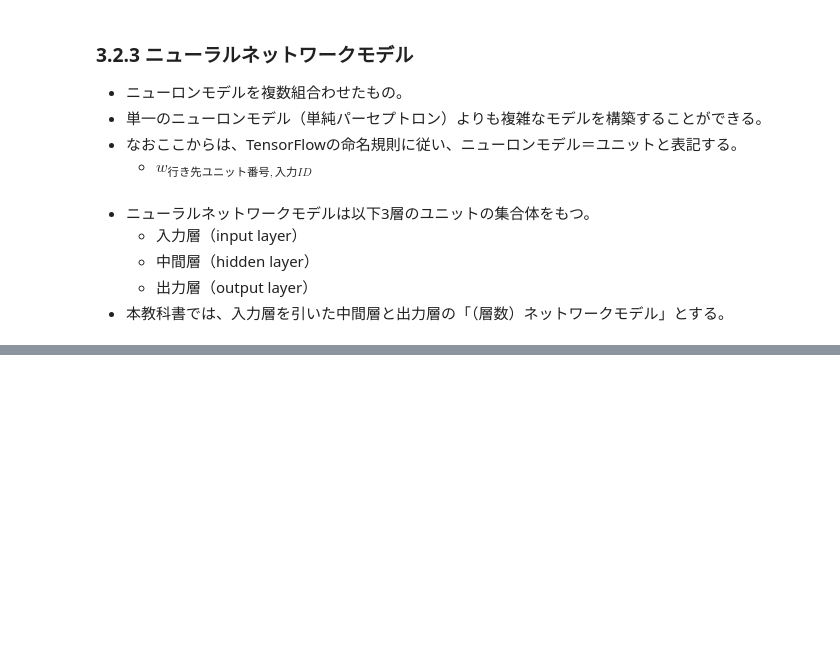
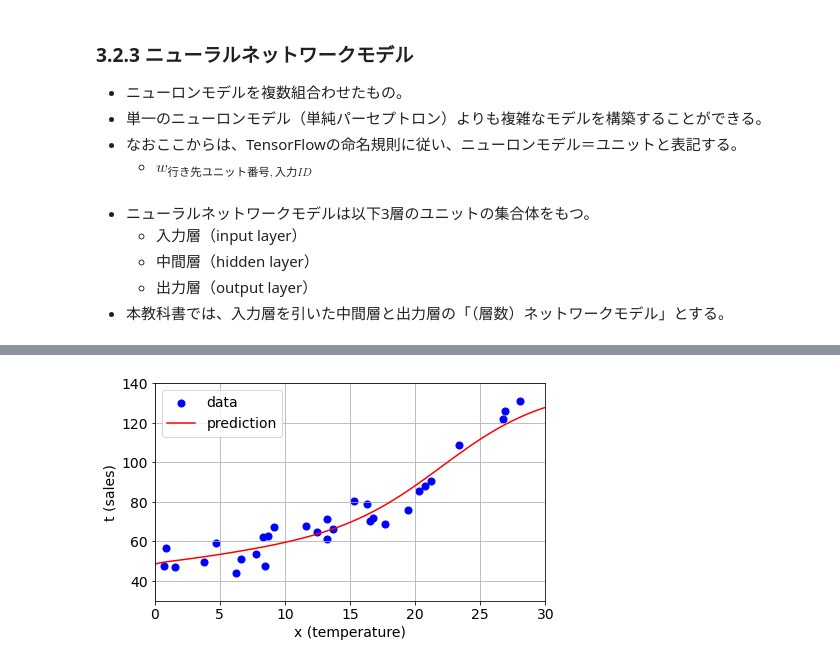
Before and after one commit to tsyu12345/LE-ReinforcementLearning, a Jupyter notebook: Unit3.ipynb, the cells around one changed output, grey strips where cells are left out. Saved outputs shown, nothing was run; the diff lists cells and outputs as text; code cells hidden in the pictures; blank space fills up the shorter version.

```diff
--- a/Unit3.ipynb
+++ b/Unit3.ipynb
@@ -269,0 +296,39 @@ plt.show()
+# %%
+medium_unit = Dense(32, activation="sigmoid", input_dim=1) # 中間層の設定：32個のユニット、活性化関数はsigmoid、入力は1次元
+output_unit = Dense(1, activation="linear") # 出力層の設定：1個のユニット。
+
+model = Sequential( #ニューラルネットワークモデルの設定
+    [
+        medium_unit,
+        output_unit,
+    ]
+)
+
+model.compile(optimizer="adam", loss="mse") #ニューラルネットワークモデルのパラメータ設定：学習率調整はadam、損失関数はmse
+
+# 1行30列 ⇒ 30行1列に転置
+x_datas = xs.reshape(-1, 1)
+target_datas = ts.reshape(-1, 1)
+
+learing = model.fit( #学習：学習ステップ数等の設定
+    x_datas,
+    target_datas,
+    batch_size=len(x_datas),
+    epochs=10000,
+    verbose=0
+)
+# %%
+# 予測
+input_pred = np.linspace(x_range[0], x_range[1], 100).reshape(-1, 1)
+output_pred = model.predict(input_pred)
+# %%
+# 結果の表示
+
+plt.scatter(x_datas, target_datas, label='data', marker='o', s=50, color='b')
+plt.plot(input_pred, output_pred, label='prediction', color='r')
+
+plt_setting()
+
+plt.show()
+# %% [output]
+[figure, added]
```
Also changed, not shown: parts of 9 cells of this notebook, 1 other file.
